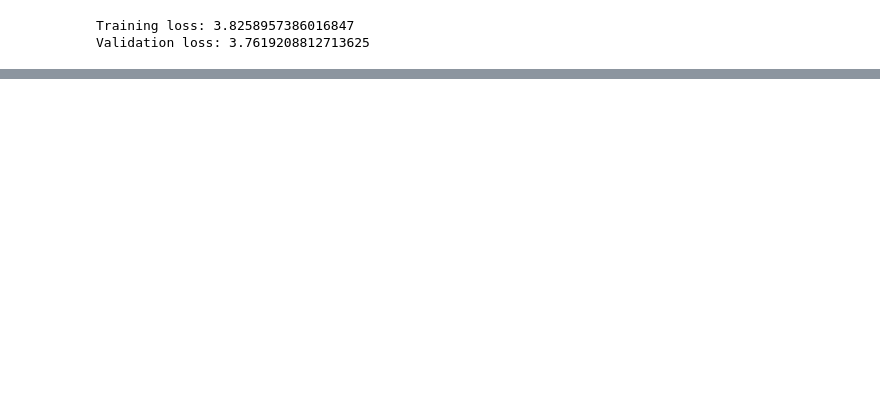
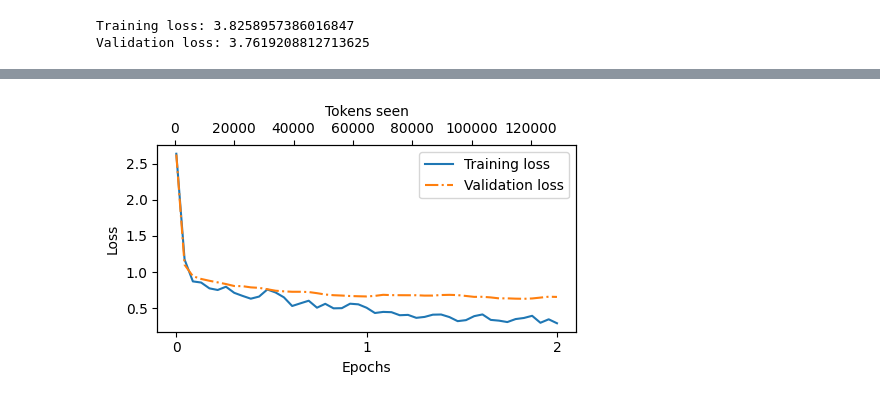
Before and after one commit to rogiia/build-a-llm-from-scratch, a Jupyter notebook: chapter-7/chapter-7.ipynb, the cells around one changed output, grey strips where cells are left out. Cells and saved outputs as stored; diff of their text form; code cells hidden in the pictures; blank space fills up the shorter version.

Commit message:
chapter 7, appendix d and appendix e

```diff
--- a/chapter-7/chapter-7.ipynb
+++ b/chapter-7/chapter-7.ipynb
@@ -377,6 +386,7 @@ def custom_collate_input_masking_fn(
 ## 7.4. Creating data loaders for an instruction dataset
 # %%
 device = torch.device("cuda" if torch.cuda.is_available() else "cpu")
+device = torch.device("cpu")
 print("Device:", device)
 # %% [output]
 Device: cpu
@@ -549,0 +554,20 @@ Validation loss: 3.7619208812713625
+# %%
+# Listing 7.8. Instruction fine-tuning the pretrained LLM
+import time
+
+start_time = time.time()
+torch.manual_seed(123)
+optimizer = torch.optim.AdamW(
+    model.parameters(), lr=5e-5, weight_decay=0.1
+)
+num_epochs = 2
+
+train_losses, val_losses, tokens_seen = train_model_simple(
+    model, train_loader, val_loader, optimizer, device=device,
+    num_epochs=num_epochs, eval_freq=5, eval_iter=5,
+    start_context=format_input(val_data[0]), tokenizer=tokenizer
+)
+
+end_time = time.time()
+execution_time_minutes = (end_time - start_time) / 60
+print(f"Training completed in {execution_time_minutes:.2f} minutes.")
@@ -549,0 +592,6 @@ Validation loss: 3.7619208812713625
+# %%
+from chapter5 import plot_losses
+epochs_tensor = torch.linspace(0, num_epochs, len(train_losses))
+plot_losses(epochs_tensor, tokens_seen, train_losses, val_losses)
+# %% [output]
+[figure, added]
```
Also changed, not shown: parts of 29 cells of this notebook, 35 other files.
